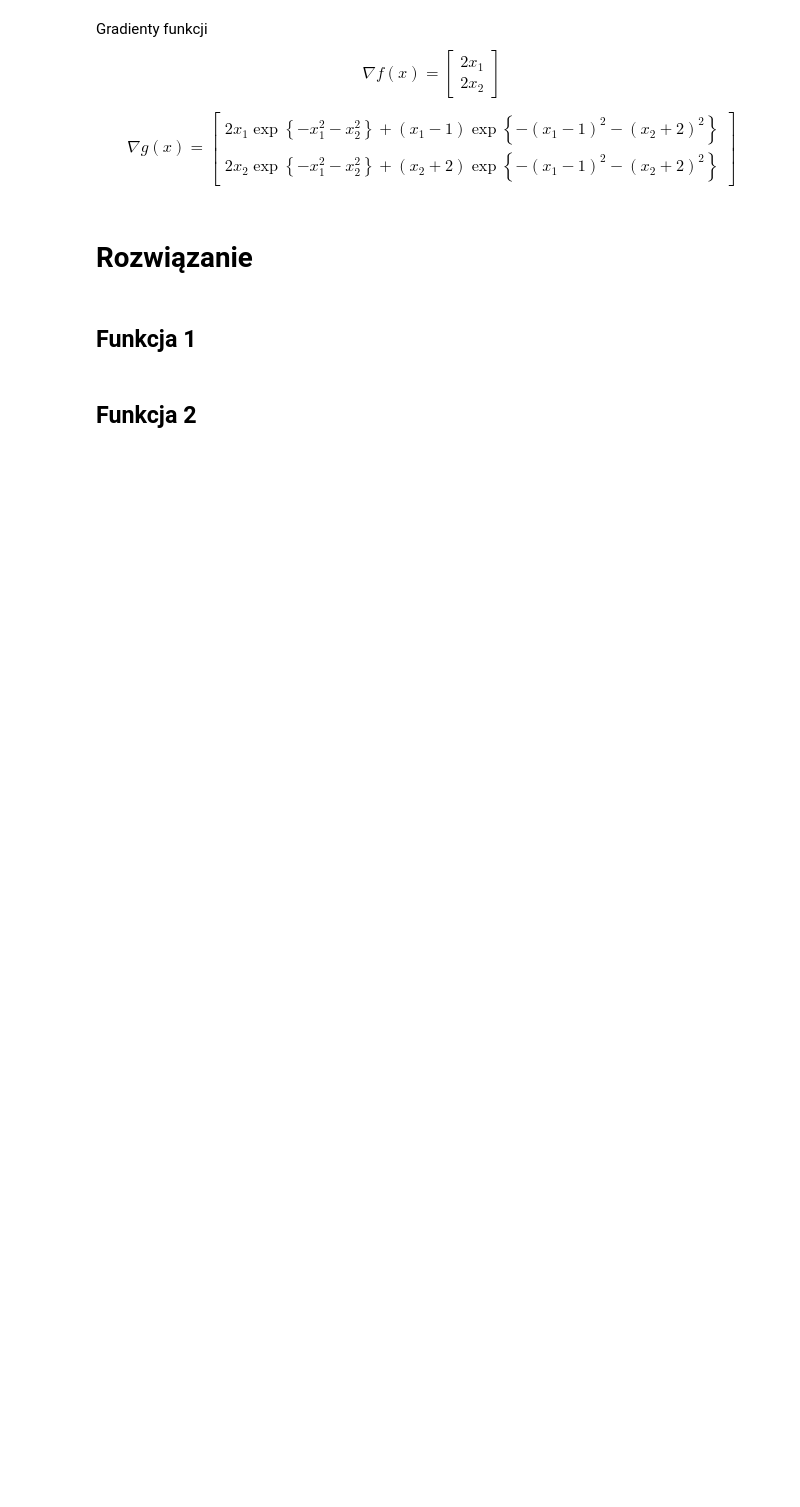
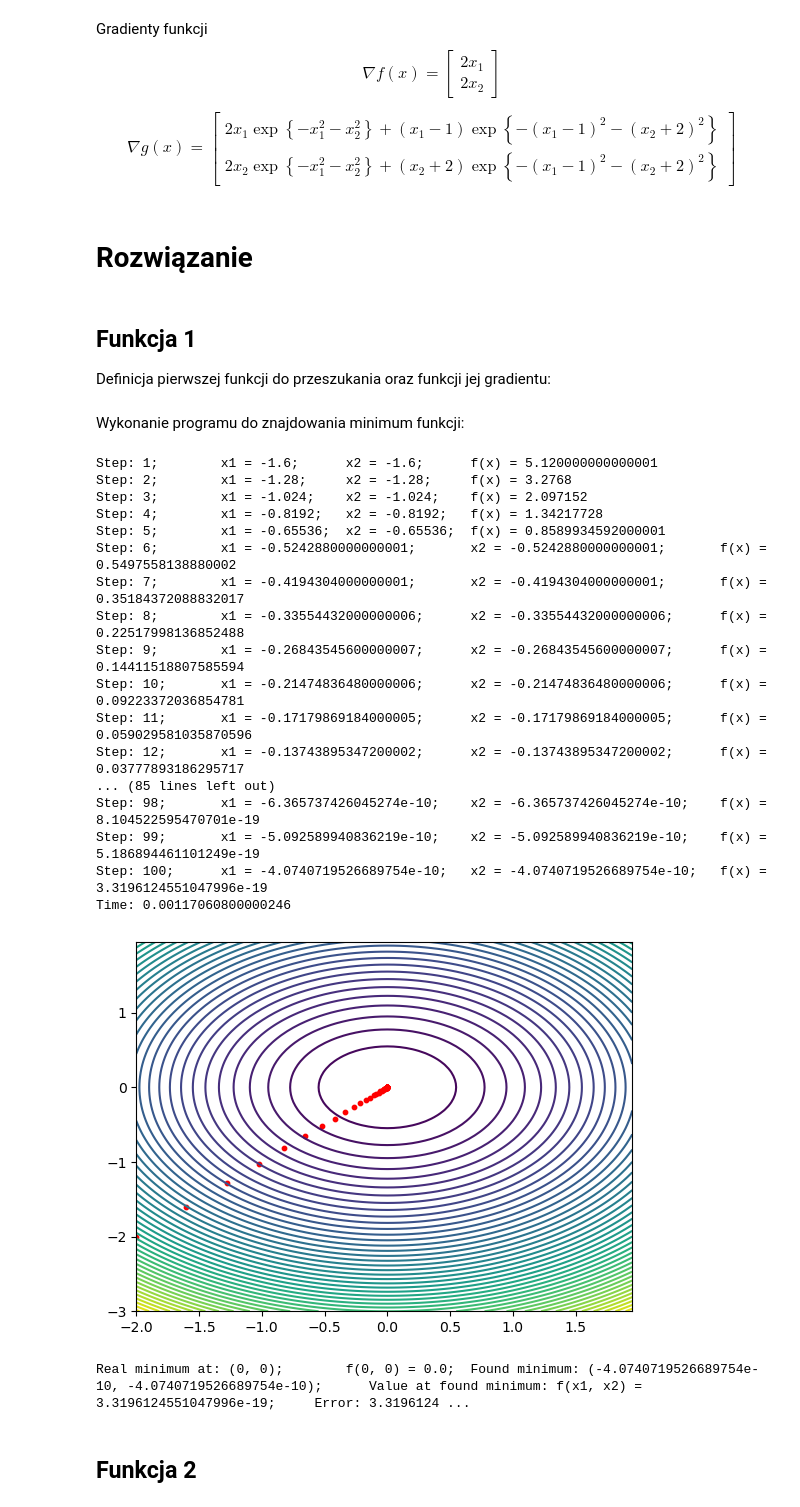
Before and after one commit to psienkie/WSI, a Jupyter notebook: Exercise1/Exercise1b.ipynb, the cells around one changed output. Saved outputs shown, nothing was run; the diff lists cells and outputs as text; code cells hidden in the pictures; blank space fills up the shorter version.

Commit message:
Implemented SimpleGradientDescent algorithm for Exercise1b

```diff
--- a/Exercise1/Exercise1b.ipynb
+++ b/Exercise1/Exercise1b.ipynb
@@ -124,6 +141,43 @@ class SimpleGradientDescent:
 # %% [markdown]
 # Rozwiązanie
-# %% [markdown]
-## Funkcja 1
+# %% [markdown]
+## Funkcja 1
+
+Definicja pierwszej funkcji do przeszukania oraz funkcji jej gradientu:
+# %%
+def f(x1, x2) -> float:
+    return x1**2 + x2**2
+
+
+def grad_f(x1, x2) -> Tuple[float, float]:
+    return 2 * x1, 2 * x2
+# %% [markdown]
+Wykonanie programu do znajdowania minimum funkcji:
+# %%
+simple_gradient_descent_f = SimpleGradientDescent(f, grad_f, 0.1)
+f_minimum, f_minimum_value = simple_gradient_descent_f.minimize(-2.0, -2.0, 100, verbose=True, plot=True)
+# %% [output]
+Step: 1;        x1 = -1.6;      x2 = -1.6;      f(x) = 5.120000000000001
+Step: 2;        x1 = -1.28;     x2 = -1.28;     f(x) = 3.2768
+Step: 3;        x1 = -1.024;    x2 = -1.024;    f(x) = 2.097152
+Step: 4;        x1 = -0.8192;   x2 = -0.8192;   f(x) = 1.34217728
+Step: 5;        x1 = -0.65536;  x2 = -0.65536;  f(x) = 0.8589934592000001
+Step: 6;        x1 = -0.5242880000000001;       x2 = -0.5242880000000001;       f(x) = 0.5497558138880002
+Step: 7;        x1 = -0.4194304000000001;       x2 = -0.4194304000000001;       f(x) = 0.35184372088832017
+Step: 8;        x1 = -0.33554432000000006;      x2 = -0.33554432000000006;      f(x) = 0.22517998136852488
+Step: 9;        x1 = -0.26843545600000007;      x2 = -0.26843545600000007;      f(x) = 0.14411518807585594
+Step: 10;       x1 = -0.21474836480000006;      x2 = -0.21474836480000006;      f(x) = 0.09223372036854781
+Step: 11;       x1 = -0.17179869184000005;      x2 = -0.17179869184000005;      f(x) = 0.059029581035870596
+Step: 12;       x1 = -0.13743895347200002;      x2 = -0.13743895347200002;      f(x) = 0.03777893186295717
+... (85 lines left out)
+Step: 98;       x1 = -6.365737426045274e-10;    x2 = -6.365737426045274e-10;    f(x) = 8.104522595470701e-19
+Step: 99;       x1 = -5.092589940836219e-10;    x2 = -5.092589940836219e-10;    f(x) = 5.186894461101249e-19
+Step: 100;      x1 = -4.0740719526689754e-10;   x2 = -4.0740719526689754e-10;   f(x) = 3.3196124551047996e-19
+Time: 0.00117060800000246
+[figure, added]
+# %%
+print(f"Real minimum at: (0, 0); \tf(0, 0) = {f(0.0, 0.0)}; \tFound minimum: {f_minimum}; \tValue at found minimum: f(x1, x2) = {f_minimum_value}; \tError: {abs(f_minimum_value - f(0.0, 0.0))}")
+# %% [output]
+Real minimum at: (0, 0);        f(0, 0) = 0.0;  Found minimum: (-4.0740719526689754e-10, -4.0740719526689754e-10);      Value at found minimum: f(x1, x2) = 3.3196124551047996e-19;     Error: 3.3196124 ...
 # %% [markdown]
 ## Funkcja 2
```
Also changed, not shown: parts of 7 cells of this notebook, 1 other file.
